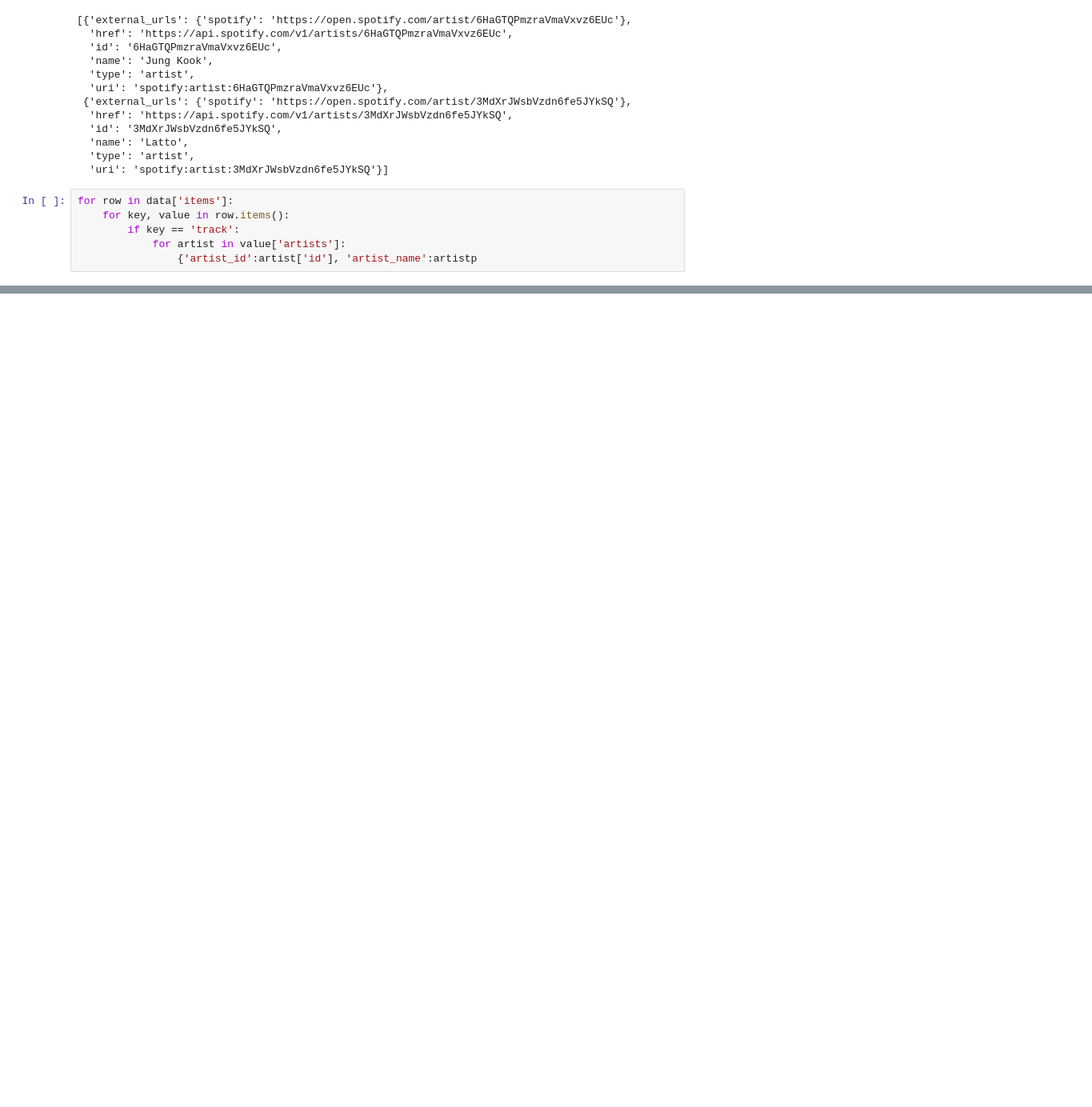
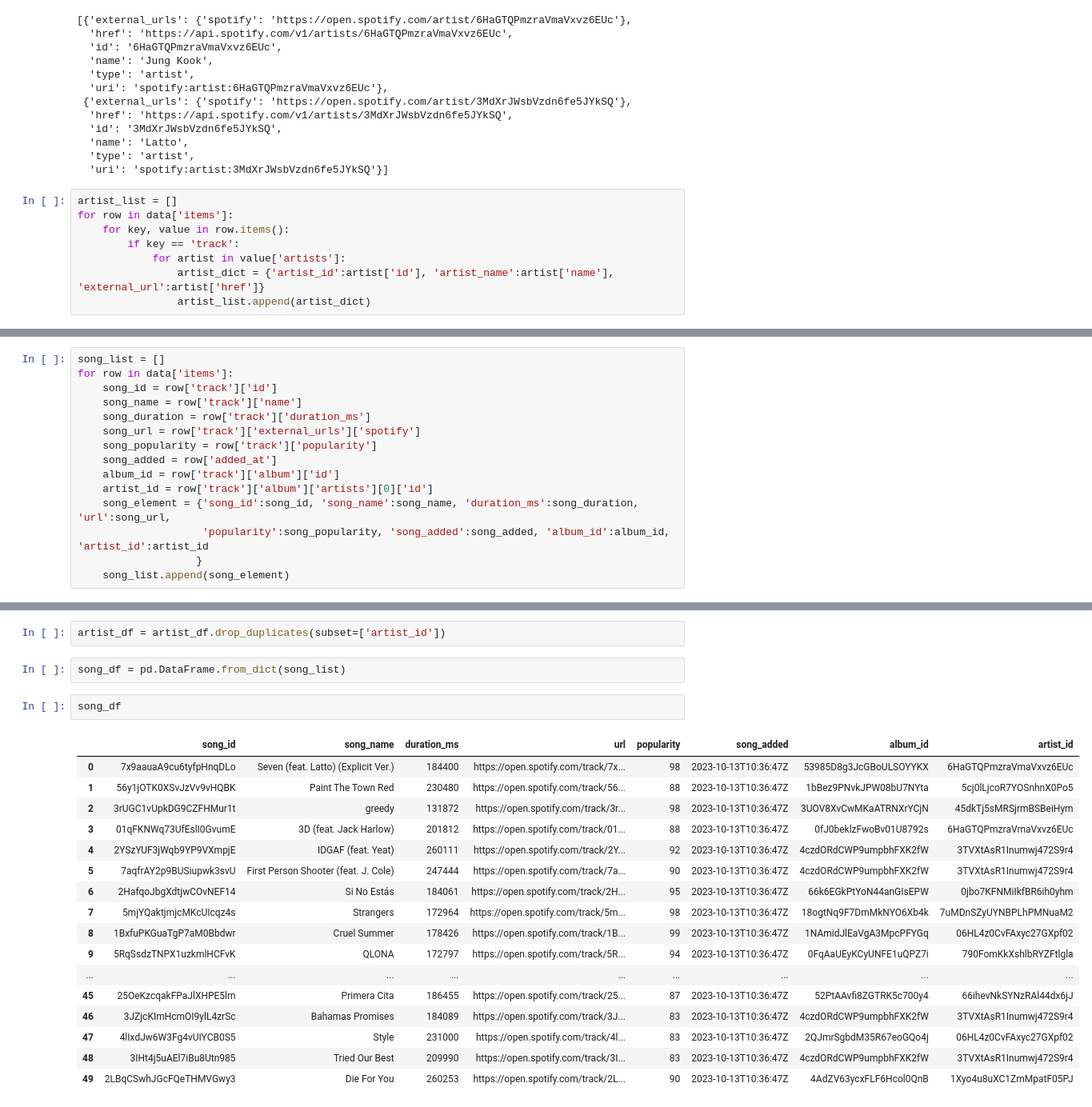
Before and after one commit to wliu123/spotify_etl, a Jupyter notebook: Spotify Data Pipeline.ipynb, the cells around one changed output, grey strips where cells are left out. Shown at 80% size. Drawn from its saved outputs; the diff is of its cells as text; blank space fills up the shorter version.

Commit message:
converted lists to dataframes

```diff
--- a/Spotify Data Pipeline.ipynb
+++ b/Spotify Data Pipeline.ipynb
@@ -124,8 +125,10 @@ data['items'][0]['track']['artists']
   'type': 'artist',
   'uri': 'spotify:artist:3MdXrJWsbVzdn6fe5JYkSQ'}]
 # %%
+artist_list = []
 for row in data['items']:
     for key, value in row.items():
         if key == 'track':
             for artist in value['artists']:
-                {'artist_id':artist['id'], 'artist_name':artistp
+                artist_dict = {'artist_id':artist['id'], 'artist_name':artist['name'], 'external_url':artist['href']}
+                artist_list.append(artist_dict)
@@ -131,0 +155,15 @@ for row in data['items']:
+# %%
+song_list = []
+for row in data['items']:
+    song_id = row['track']['id']
+    song_name = row['track']['name']
+    song_duration = row['track']['duration_ms']
+    song_url = row['track']['external_urls']['spotify']
+    song_popularity = row['track']['popularity']
+    song_added = row['added_at']
+    album_id = row['track']['album']['id']
+    artist_id = row['track']['album']['artists'][0]['id']
+    song_element = {'song_id':song_id, 'song_name':song_name, 'duration_ms':song_duration, 'url':song_url,
+                    'popularity':song_popularity, 'song_added':song_added, 'album_id':album_id, 'artist_id':artist_id
+                   }
+    song_list.append(song_element)
@@ -131,0 +200,24 @@ for row in data['items']:
+# %%
+artist_df = artist_df.drop_duplicates(subset=['artist_id'])
+# %%
+song_df = pd.DataFrame.from_dict(song_list)
+# %%
+song_df
+# %% [output]
+|  | song_id | song_name | duration_ms | url | popularity | song_added | album_id | artist_id |
+| 0 | 7x9aauaA9cu6tyfpHnqDLo | Seven (feat. Latto) (Explicit Ver.) | 184400 | https://open.spotify.com/track/7x... | 98 | 2023-10-13T10:36:47Z | 53985D8g3JcGBoULSOYYKX | 6HaGTQPmzraVmaVxvz6EUc |
+| 1 | 56y1jOTK0XSvJzVv9vHQBK | Paint The Town Red | 230480 | https://open.spotify.com/track/56... | 88 | 2023-10-13T10:36:47Z | 1bBez9PNvkJPW08bU7NYta | 5cj0lLjcoR7YOSnhnX0Po5 |
+| 2 | 3rUGC1vUpkDG9CZFHMur1t | greedy | 131872 | https://open.spotify.com/track/3r... | 98 | 2023-10-13T10:36:47Z | 3UOV8XvCwMKaATRNXrYCjN | 45dkTj5sMRSjrmBSBeiHym |
+| 3 | 01qFKNWq73UfEslI0GvumE | 3D (feat. Jack Harlow) | 201812 | https://open.spotify.com/track/01... | 88 | 2023-10-13T10:36:47Z | 0fJ0beklzFwoBv01U8792s | 6HaGTQPmzraVmaVxvz6EUc |
+| 4 | 2YSzYUF3jWqb9YP9VXmpjE | IDGAF (feat. Yeat) | 260111 | https://open.spotify.com/track/2Y... | 92 | 2023-10-13T10:36:47Z | 4czdORdCWP9umpbhFXK2fW | 3TVXtAsR1Inumwj472S9r4 |
+| 5 | 7aqfrAY2p9BUSiupwk3svU | First Person Shooter (feat. J. Cole) | 247444 | https://open.spotify.com/track/7a... | 90 | 2023-10-13T10:36:47Z | 4czdORdCWP9umpbhFXK2fW | 3TVXtAsR1Inumwj472S9r4 |
+| 6 | 2HafqoJbgXdtjwCOvNEF14 | Si No Estás | 184061 | https://open.spotify.com/track/2H... | 95 | 2023-10-13T10:36:47Z | 66k6EGkPtYoN44anGIsEPW | 0jbo7KFNMiIkfBR6ih0yhm |
+| 7 | 5mjYQaktjmjcMKcUIcqz4s | Strangers | 172964 | https://open.spotify.com/track/5m... | 98 | 2023-10-13T10:36:47Z | 18ogtNq9F7DmMkNYO6Xb4k | 7uMDnSZyUYNBPLhPMNuaM2 |
+| 8 | 1BxfuPKGuaTgP7aM0Bbdwr | Cruel Summer | 178426 | https://open.spotify.com/track/1B... | 99 | 2023-10-13T10:36:47Z | 1NAmidJlEaVgA3MpcPFYGq | 06HL4z0CvFAxyc27GXpf02 |
+| 9 | 5RqSsdzTNPX1uzkmlHCFvK | QLONA | 172797 | https://open.spotify.com/track/5R... | 94 | 2023-10-13T10:36:47Z | 0FqAaUEyKCyUNFE1uQPZ7i | 790FomKkXshlbRYZFtlgla |
+| ... | ... | ... | ... | ... | ... | ... | ... | ... |
+| 45 | 25OeKzcqakFPaJlXHPE5lm | Primera Cita | 186455 | https://open.spotify.com/track/25... | 87 | 2023-10-13T10:36:47Z | 52PtAAvfi8ZGTRK5c700y4 | 66ihevNkSYNzRAl44dx6jJ |
+| 46 | 3JZjcKImHcmOI9ylL4zrSc | Bahamas Promises | 184089 | https://open.spotify.com/track/3J... | 83 | 2023-10-13T10:36:47Z | 4czdORdCWP9umpbhFXK2fW | 3TVXtAsR1Inumwj472S9r4 |
+| 47 | 4lIxdJw6W3Fg4vUIYCB0S5 | Style | 231000 | https://open.spotify.com/track/4l... | 83 | 2023-10-13T10:36:47Z | 2QJmrSgbdM35R67eoGQo4j | 06HL4z0CvFAxyc27GXpf02 |
+| 48 | 3IHt4j5uAEl7iBu8Utn985 | Tried Our Best | 209990 | https://open.spotify.com/track/3I... | 83 | 2023-10-13T10:36:47Z | 4czdORdCWP9umpbhFXK2fW | 3TVXtAsR1Inumwj472S9r4 |
+| 49 | 2LBqCSwhJGcFQeTHMVGwy3 | Die For You | 260253 | https://open.spotify.com/track/2L... | 90 | 2023-10-13T10:36:47Z | 4AdZV63ycxFLF6Hcol0QnB | 1Xyo4u8uXC1ZmMpatF05PJ |
```
Also changed, not shown: parts of 11 cells of this notebook.
